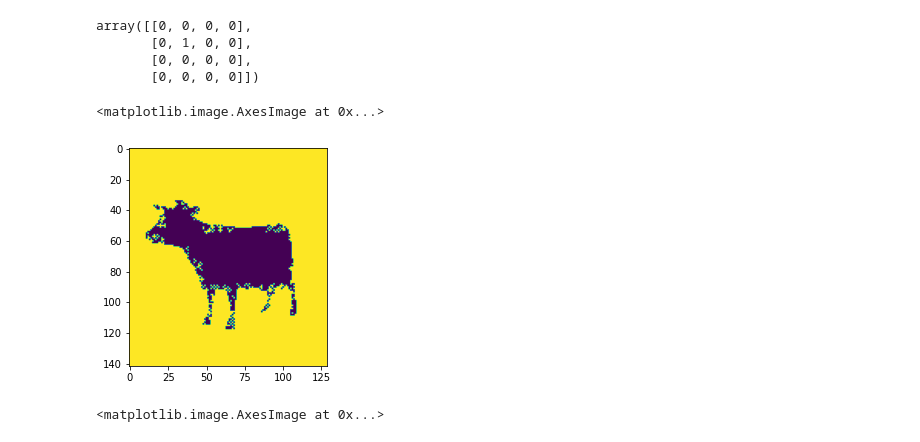
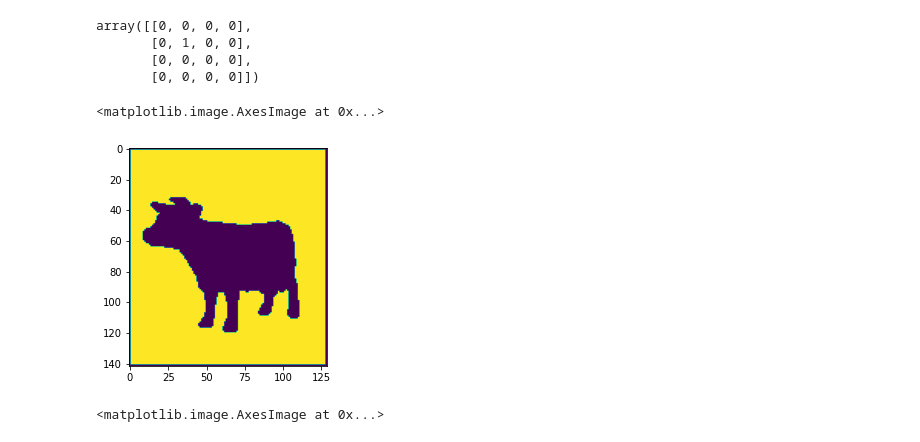
Before and after one commit to parsaeisa/computer_vision, a Jupyter notebook: HW9/HW9.ipynb, the cells around one changed output. Cells and saved outputs as stored; diff of their text form; code cells hidden in the pictures.

```diff
--- a/HW9/HW9.ipynb
+++ b/HW9/HW9.ipynb
@@ -54,12 +64,12 @@ def plotter(img_list, r, w, gray, wr, hr, fig_name = None):
 ## Erosion
 # %%
 def erosion(img , str_elem):
-  c = signal.convolve2d(str_elem , img)
+  c = signal.convolve2d(str_elem , img )
 
   height = img.shape[0]
   width = img.shape[1]
 
-  return np.where(c>=5 , 1 , 0)[1:height + 1 , 1:width + 1]
+  return np.where(c==5 , 1 , 0)[1:height + 1 , 1:width + 1]
 # %%
 # check erosion
 str_elem = np.array([
@@ -84,15 +94,17 @@ array([[0, 0, 0, 0],
 # %%
 img  = cv2.imread("/content/img4.jpg")
 img = cv2.cvtColor(img, cv2.COLOR_BGR2GRAY)
+
+img_threshed = np.where(img > 128 , 1 , 0)
 
 str_elem = np.array([
     [0,1,0],
     [1,1,1],
     [0,1,0]
 ])
 
-plt.imshow(erosion(img , str_elem))
+plt.imshow(erosion(img_threshed , str_elem).astype('uint8'))
 # %% [output]
 <matplotlib.image.AxesImage at 0x...>
-[figure, old version]
+[figure, new version]
 # %%
```
Also changed, not shown: parts of 30 cells of this notebook, 1 other file.
